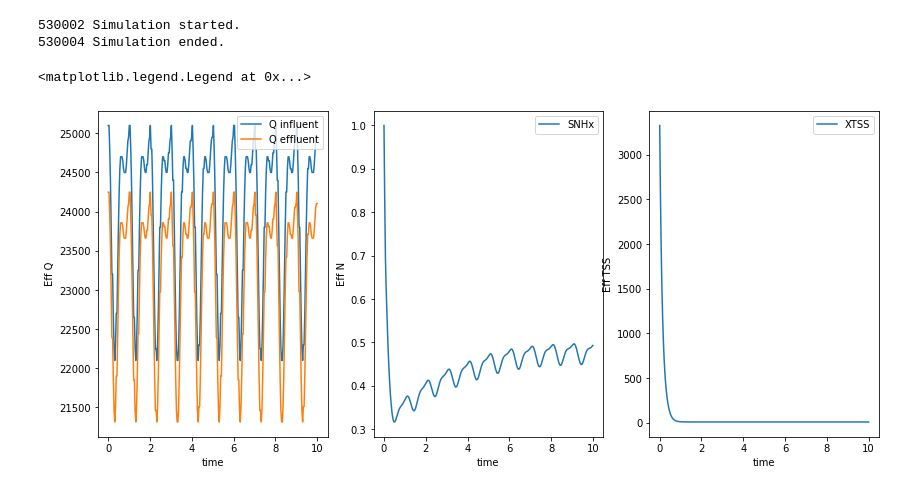
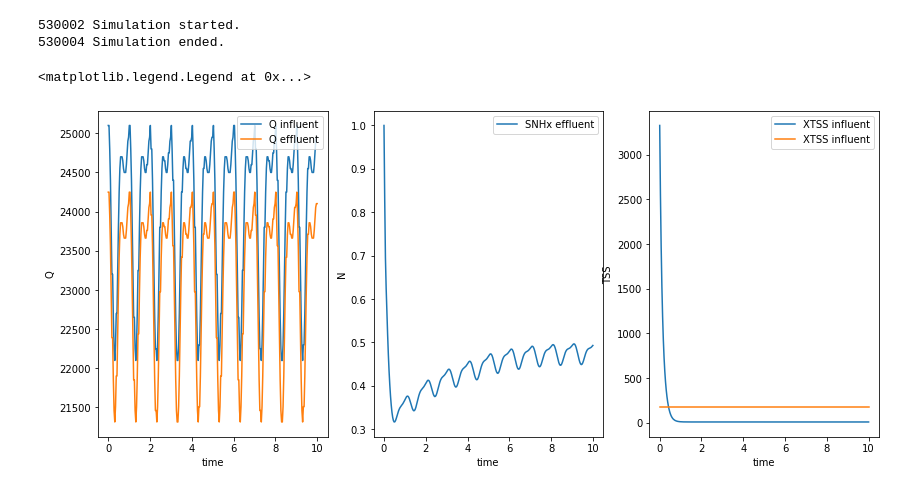
Before and after one commit to stroutm/sewerWRRF, a Jupyter notebook: SumoPythonPractice/Influent set trial - dry-weather.ipynb, the cells around one changed output. Saved outputs shown, nothing was run; the diff lists cells and outputs as text; code cells hidden in the pictures.

```diff
--- a/SumoPythonPractice/Influent set trial - dry-weather.ipynb
+++ b/SumoPythonPractice/Influent set trial - dry-weather.ipynb
@@ -176,26 +177,27 @@ while not sumo.simulation_finished:
 # %%
 # Plot results
 fig, axes = plt.subplots(1,3, figsize=(14,6))
 
 axes[0].set_xlabel('time')
-axes[0].set_ylabel('Eff Q')
+axes[0].set_ylabel('Q')
 
 axes[1].set_xlabel('time')
-axes[1].set_ylabel('Eff N')
+axes[1].set_ylabel('N')
 
 axes[2].set_xlabel('time')
-axes[2].set_ylabel('Eff TSS')
+axes[2].set_ylabel('TSS')
 
 axes[0].plot(t_set, q_infl_set, label='Q influent')
 axes[0].plot(t_set, q_effl_set, label='Q effluent')
 
-axes[1].plot(t_set, snhx_effl_set, label='SNHx')
+axes[1].plot(t_set, snhx_effl_set, label='SNHx effluent')
 
-axes[2].plot(t_set, xtss_effl_set, label='XTSS')
+axes[2].plot(t_set, xtss_effl_set, label='XTSS influent')
+axes[2].plot(t_set, xtss_infl_set, label='XTSS influent')
 
 axes[0].legend(loc='upper right')
 axes[1].legend(loc='upper right')
 axes[2].legend(loc='upper right')
 # %% [output]
 <matplotlib.legend.Legend at 0x...>
-[figure, old version]
+[figure, new version]
```
Also changed, not shown: parts of 1 cell of this notebook, 3 other files.
